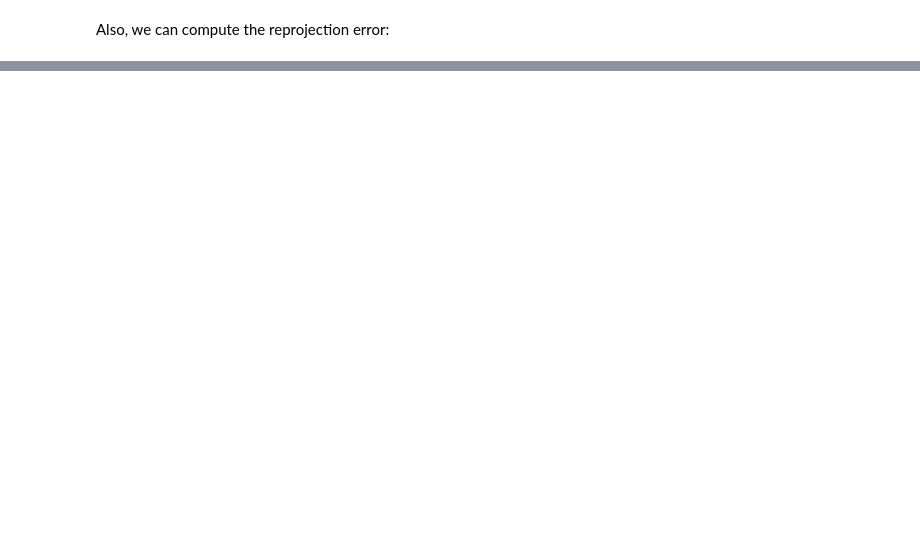
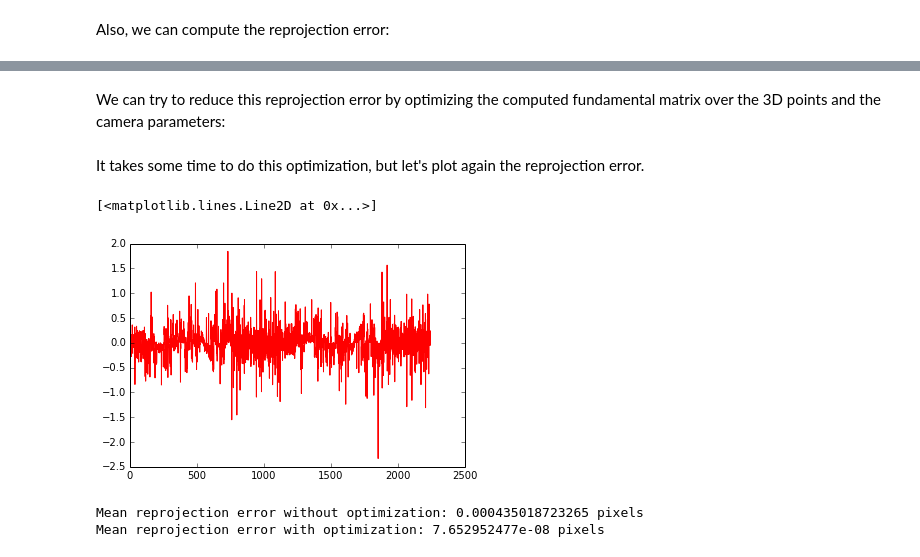
Before and after one commit to CesarAsturias/Computer_Vision, a Jupyter notebook: scripts/Optimal_F_Estimation.ipynb, the cells around one changed output, grey strips where cells are left out. Cells and saved outputs as stored; diff of their text form; code cells hidden in the pictures; blank space fills up the shorter version.

```diff
--- a/scripts/Optimal_F_Estimation.ipynb
+++ b/scripts/Optimal_F_Estimation.ipynb
@@ -206,0 +207,30 @@ plt.plot(prior_error, 'k')
+# %% [markdown]
+We can try to reduce this reprojection error by optimizing the computed fundamental matrix over the 3D points and the camera parameters:
+# %%
+param_opt, param_cov = vo.optimize_F(matcher.global_kpts1,
+                                     matcher.global_kpts2)
+# %% [markdown]
+It takes some time to do this optimization, but let's plot again the reprojection error.
+# %%
+vo.cam2.set_P(param_opt[:12].reshape(4, 3))
+scene_opt = vo.recover_structure(param_opt)
+# %%
+vec_opt = None
+vec_opt = np.hstack(vo.cam2.P)
+#vec2_opt = np.delete(vo.structure, 3, 0)
+vec2_opt = scene_opt.reshape(-1)
+vec_opt = np.append(vec_opt, vec2_opt)
+posterior_error = vo.functiontominimize(vec_opt, matcher.global_kpts1,
+                                    matcher.global_kpts2)
+plt.plot(posterior_error, 'r')
+# %% [output]
+[<matplotlib.lines.Line2D at 0x...>]
+[figure, added]
+# %%
+print("Mean reprojection error without optimization: {} pixels".format(
+     np.mean(prior_error)))
+print("Mean reprojection error with optimization: {} pixels".format(
+     np.mean(posterior_error)))
+# %% [output]
+Mean reprojection error without optimization: 0.000435018723265 pixels
+Mean reprojection error with optimization: 7.652952477e-08 pixels
```
Also changed, not shown: parts of 8 cells of this notebook.
